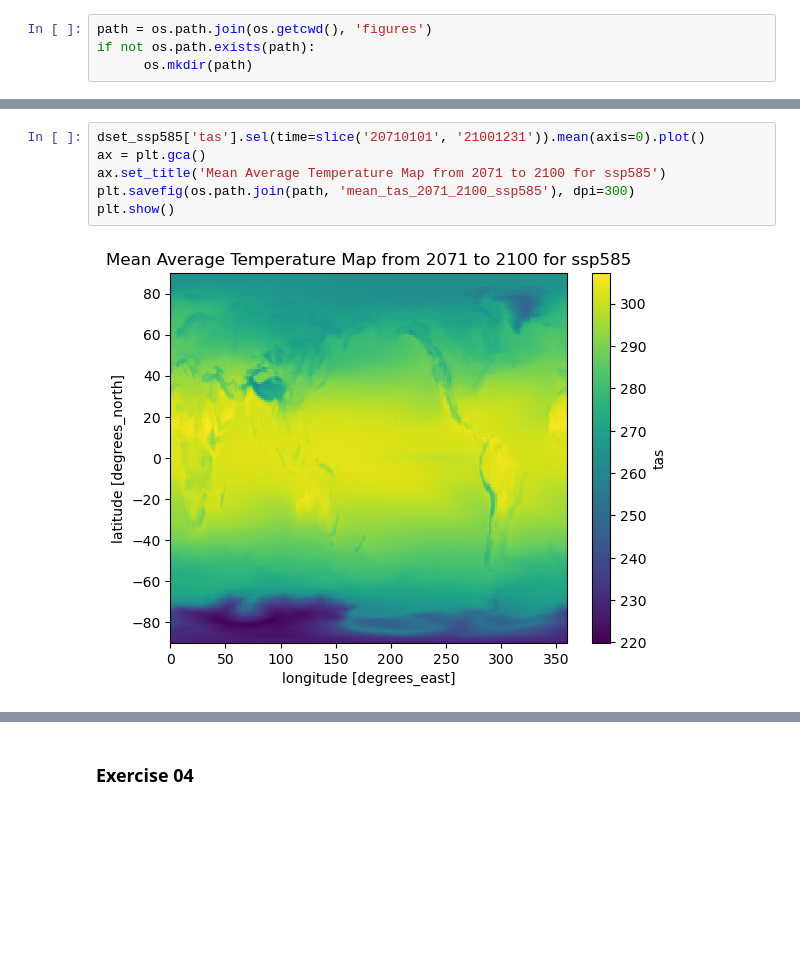
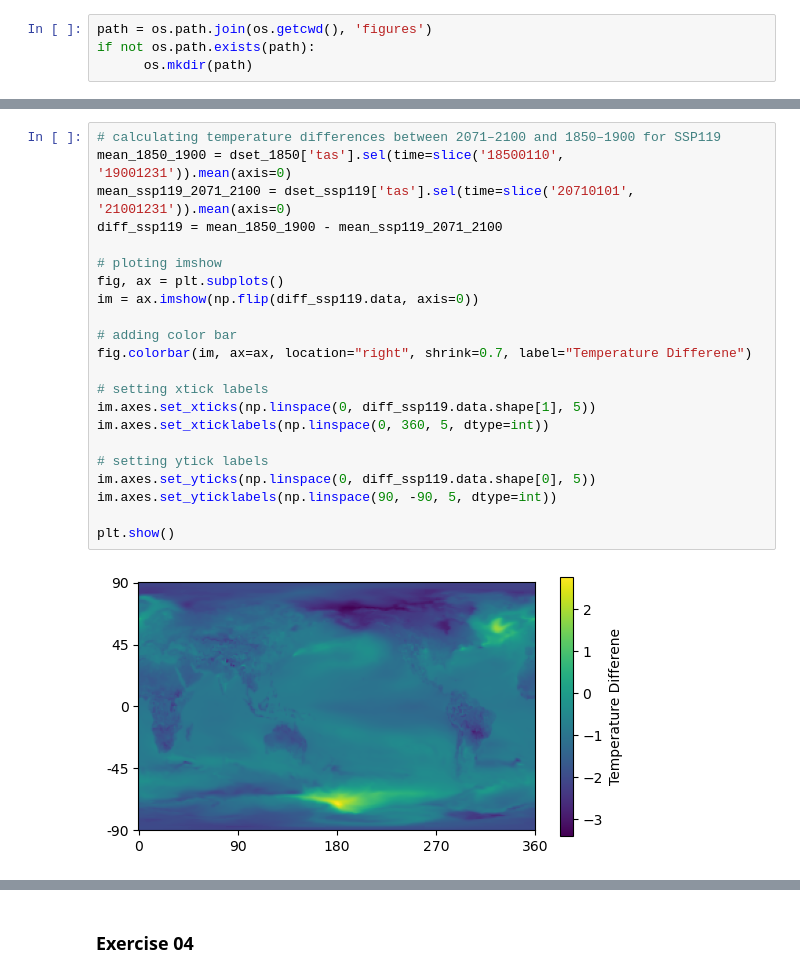
Before and after one commit to Sara-Iftikhar/geo_env, a Jupyter notebook: assignment_2.ipynb, the cells around one changed output, grey strips where cells are left out. Saved outputs shown, nothing was run; the diff lists cells and outputs as text; blank space fills up the shorter version.

```diff
--- a/assignment_2.ipynb
+++ b/assignment_2.ipynb
@@ -215,8 +219,24 @@ plt.show()
-# %%
-dset_ssp585['tas'].sel(time=slice('20710101', '21001231')).mean(axis=0).plot()
-ax = plt.gca()
-ax.set_title('Mean Average Temperature Map from 2071 to 2100 for ssp585')
-plt.savefig(os.path.join(path, 'mean_tas_2071_2100_ssp585'), dpi=300)
-plt.show()
-# %% [output]
-[figure, removed]
+# %%
+# calculating temperature differences between 2071–2100 and 1850–1900 for SSP119
+mean_1850_1900 = dset_1850['tas'].sel(time=slice('18500110', '19001231')).mean(axis=0)
+mean_ssp119_2071_2100 = dset_ssp119['tas'].sel(time=slice('20710101', '21001231')).mean(axis=0)
+diff_ssp119 = mean_1850_1900 - mean_ssp119_2071_2100
+
+# ploting imshow
+fig, ax = plt.subplots()
+im = ax.imshow(np.flip(diff_ssp119.data, axis=0))
+
+# adding color bar
+fig.colorbar(im, ax=ax, location="right", shrink=0.7, label="Temperature Differene")
+
+# setting xtick labels
+im.axes.set_xticks(np.linspace(0, diff_ssp119.data.shape[1], 5))
+im.axes.set_xticklabels(np.linspace(0, 360, 5, dtype=int))
+
+# setting ytick labels
+im.axes.set_yticks(np.linspace(0, diff_ssp119.data.shape[0], 5))
+im.axes.set_yticklabels(np.linspace(90, -90, 5, dtype=int))
+
+plt.show()
+# %% [output]
+[figure, added]
```
Also changed, not shown: parts of 38 cells of this notebook.
